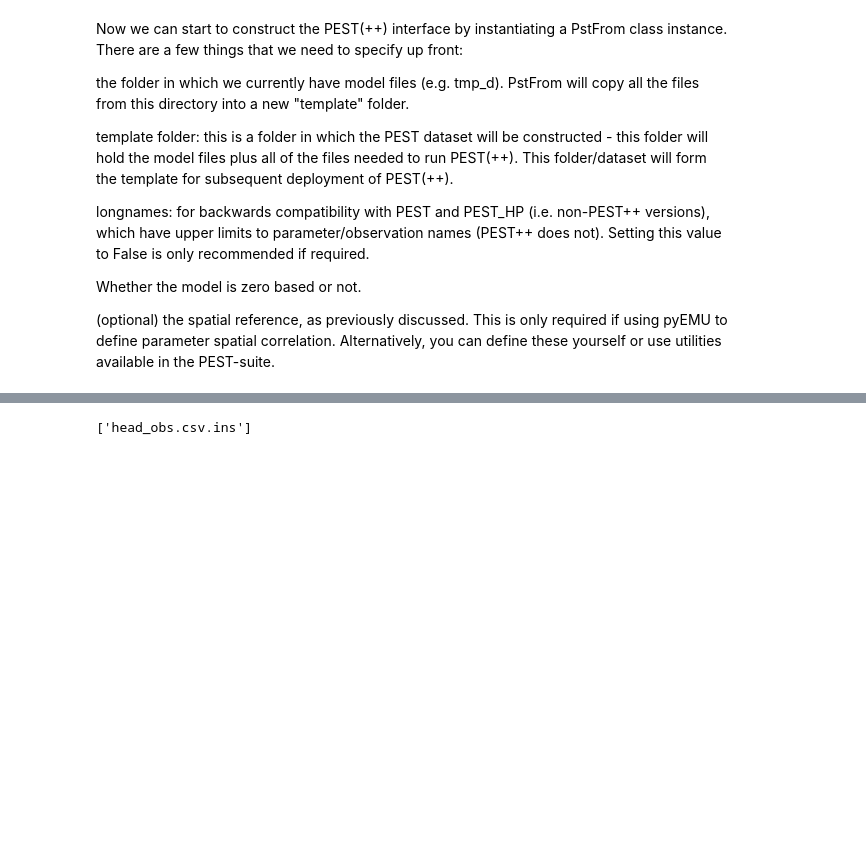
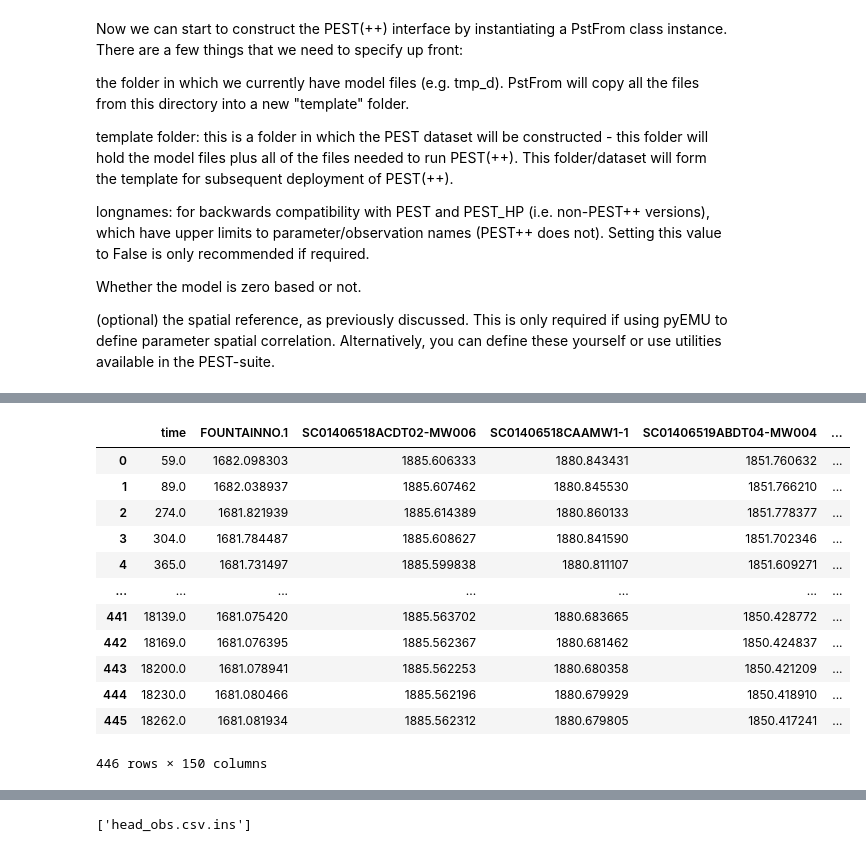
Before and after one commit to jackplogan33/peterson-modflow, a Jupyter notebook: notebooks/02-rch-calibration.ipynb, the cells around one changed output, grey strips where cells are left out. Drawn from its saved outputs; the diff is of its cells as text; code cells hidden in the pictures; blank space fills up the shorter version.

Commit message:
writing own input files

```diff
--- a/notebooks/02-rch-calibration.ipynb
+++ b/notebooks/02-rch-calibration.ipynb
@@ -135,0 +96,4 @@ hds_df.head()
+# %%
+# Read in output heads and real observed heads
+obs_df = pd.read_csv('../input-files/data-files/flow-observed-heads.csv')
+heads_df = pd.read_csv('../output-files/head_obs.csv')
@@ -135,0 +109,16 @@ hds_df.head()
+# %%
+heads_df
+# %% [output]
+|  | time | FOUNTAINNO.1 | SC01406518ACDT02-MW006 | SC01406518CAAMW1-1 | SC01406519ABDT04-MW004 | ... |
+| 0 | 59.0 | 1682.098303 | 1885.606333 | 1880.843431 | 1851.760632 | ... |
+| 1 | 89.0 | 1682.038937 | 1885.607462 | 1880.845530 | 1851.766210 | ... |
+| 2 | 274.0 | 1681.821939 | 1885.614389 | 1880.860133 | 1851.778377 | ... |
+| 3 | 304.0 | 1681.784487 | 1885.608627 | 1880.841590 | 1851.702346 | ... |
+| 4 | 365.0 | 1681.731497 | 1885.599838 | 1880.811107 | 1851.609271 | ... |
+| ... | ... | ... | ... | ... | ... | ... |
+| 441 | 18139.0 | 1681.075420 | 1885.563702 | 1880.683665 | 1850.428772 | ... |
+| 442 | 18169.0 | 1681.076395 | 1885.562367 | 1880.681462 | 1850.424837 | ... |
+| 443 | 18200.0 | 1681.078941 | 1885.562253 | 1880.680358 | 1850.421209 | ... |
+| 444 | 18230.0 | 1681.080466 | 1885.562196 | 1880.679929 | 1850.418910 | ... |
+| 445 | 18262.0 | 1681.081934 | 1885.562312 | 1880.679805 | 1850.417241 | ... |
+446 rows × 150 columns
```
Also changed, not shown: parts of 71 cells of this notebook.
